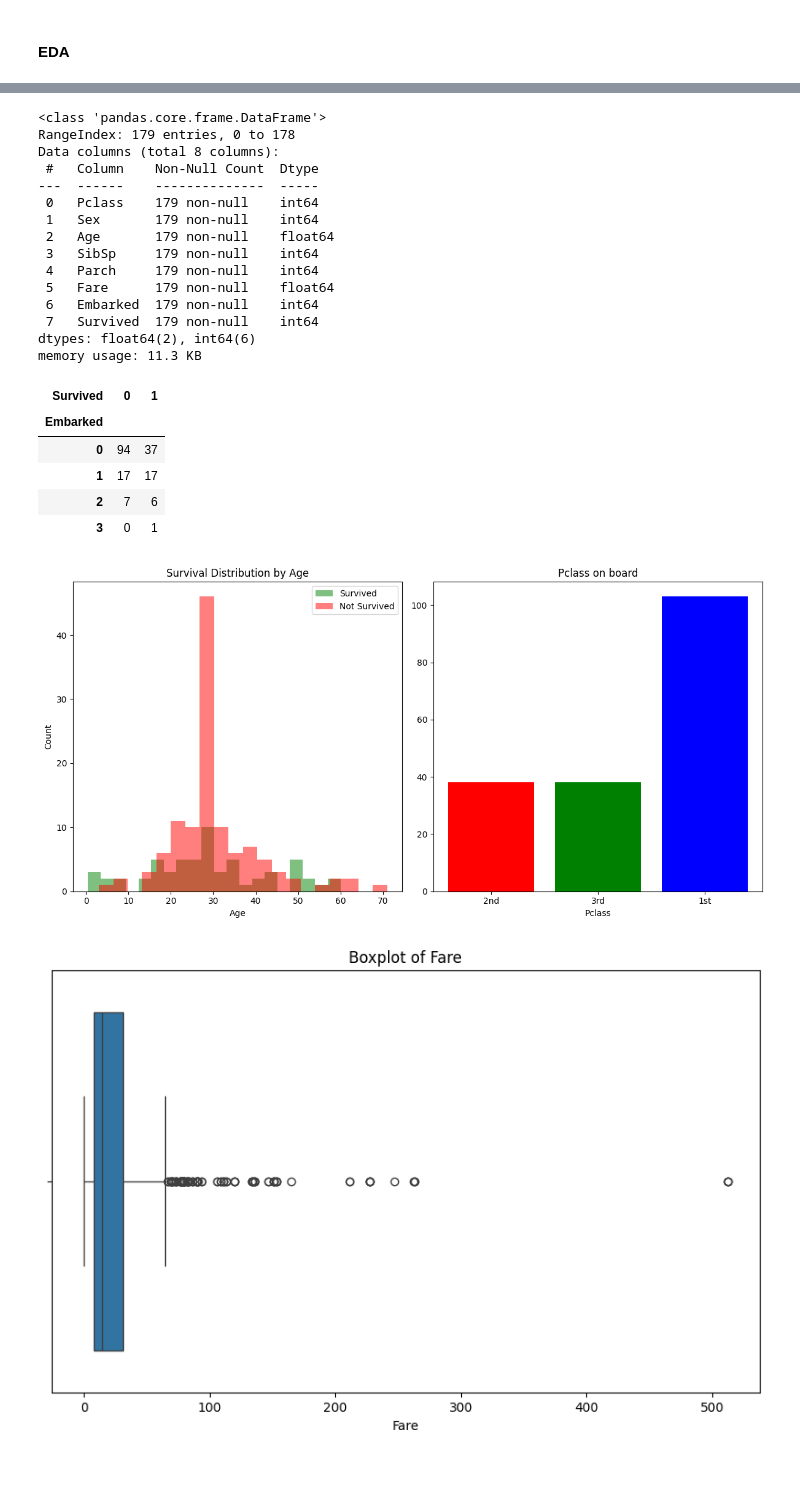
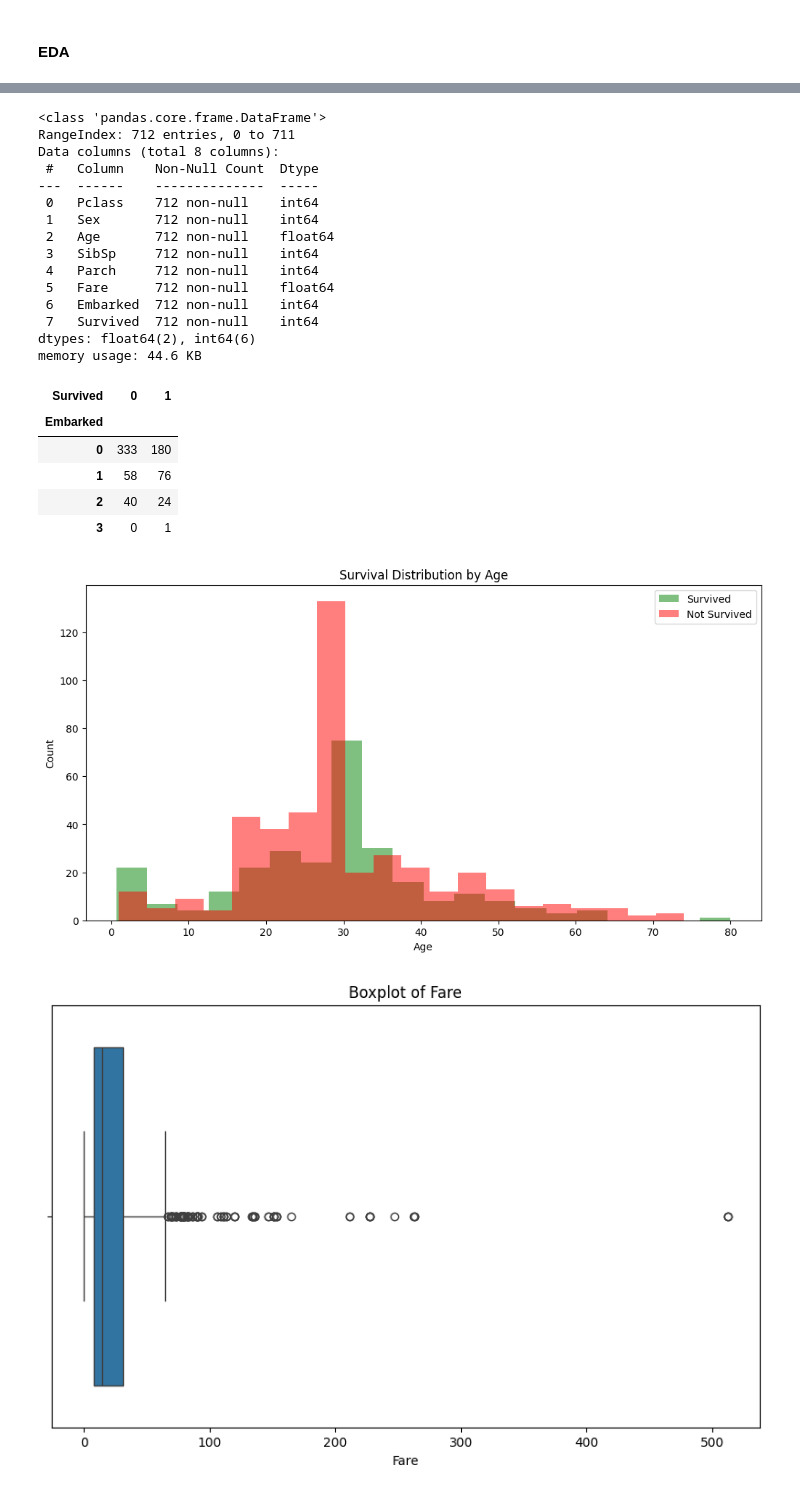
Before and after one commit to OrenIlu/Assignment2_supervised_learning_flow_TITANIC, a Jupyter notebook: Assignment2_supervised_learning_flow.ipynb, the cells around one changed output, grey strips where cells are left out. Drawn from its saved outputs; the diff is of its cells as text; code cells hidden in the pictures.

```diff
--- a/Assignment2_supervised_learning_flow.ipynb
+++ b/Assignment2_supervised_learning_flow.ipynb
@@ -62,61 +71,52 @@ test_df.describe()
 # %%
 # Checking null values and Dtypes
-test_df.info()
+train_df.info()
 # %% [output]
 <class 'pandas.core.frame.DataFrame'>
-RangeIndex: 179 entries, 0 to 178
+RangeIndex: 712 entries, 0 to 711
 Data columns (total 8 columns):
  #   Column    Non-Null Count  Dtype
 ---  ------    --------------  -----
- 0   Pclass    179 non-null    int64
- 1   Sex       179 non-null    int64
- 2   Age       179 non-null    float64
- 3   SibSp     179 non-null    int64
- 4   Parch     179 non-null    int64
- 5   Fare      179 non-null    float64
- 6   Embarked  179 non-null    int64
- 7   Survived  179 non-null    int64
+ 0   Pclass    712 non-null    int64
+ 1   Sex       712 non-null    int64
+ 2   Age       712 non-null    float64
+ 3   SibSp     712 non-null    int64
+ 4   Parch     712 non-null    int64
+ 5   Fare      712 non-null    float64
+ 6   Embarked  712 non-null    int64
+ 7   Survived  712 non-null    int64
 dtypes: float64(2), int64(6)
-memory usage: 11.3 KB
+memory usage: 44.6 KB
 # %%
 # Showing a cross tabulation to show how many survived from each port of embarkation
-pd.crosstab(test_df['Embarked'],test_df['Survived'])
+pd.crosstab(train_df['Embarked'],train_df['Survived'])
 # %% [output]
 | Survived | 0 | 1 |
 | Embarked |  |  |
-| 0 | 94 | 37 |
-| 1 | 17 | 17 |
-| 2 | 7 | 6 |
+| 0 | 333 | 180 |
+| 1 | 58 | 76 |
+| 2 | 40 | 24 |
 | 3 | 0 | 1 |
 # %%
-import matplotlib.pyplot as plt
+# Create two sets where column "Survived" is 1 (survived) and 0 (not survived)
+survived_data = train_df[train_df['Survived'] == 1]
+not_survived_data = train_df[train_df['Survived'] == 0]
 
-# Extract rows into two sets where column "Survived" is 1 (survived) and 0 (not survived)
-survived_data = test_df[test_df['Survived'] == 1]
-not_survived_data = test_df[test_df['Survived'] == 0]
+plt.figure(figsize=(12, 6))
 
-fig, axes = plt.subplots(1, 2, figsize=(12, 6))
+# Histogram for survived
+plt.hist(survived_data['Age'], bins=20, color='green', alpha=0.5, label='Survived')
 
-# Add first plot of the survival distribution by age
-axes[0].hist(survived_data['Age'], bins=20, color='green', alpha=0.5, label='Survived')
-axes[0].hist(not_survived_data['Age'], bins=20, color='red', alpha=0.5, label='Not Survived')
-axes[0].set_xlabel('Age')
-axes[0].set_ylabel('Count')
-axes[0].set_title('Survival Distribution by Age')
-axes[0].legend()
+# Histogram for not survived
+plt.hist(not_survived_data['Age'], bins=20, color='red', alpha=0.5, label='Not Survived')
 
-# Add another plot for Pclass on board as a bar plot
-survival_counts = test_df['Pclass'].value_counts()
-axes[1].bar(survival_counts.index, survival_counts.values, color=['blue', 'red', 'green'])
-axes[1].set_title('Pclass on board')
-axes[1].set_xlabel('Pclass')
-axes[1].set_xticks(survival_counts.index)
-axes[1].set_xticklabels(['1st', '2nd', '3rd'])
-
-plt.tight_layout()
+plt.xlabel('Age')
+plt.ylabel('Count')
+plt.title('Survival Distribution by Age')
+plt.legend()
 plt.show()
 # %% [output]
-[figure, old version]
+[figure, new version]
 # %%
 # Checking outliers for Fare using boxplot
 plt.figure(figsize=(10, 6))
```
Also changed, not shown: parts of 10 cells of this notebook.
